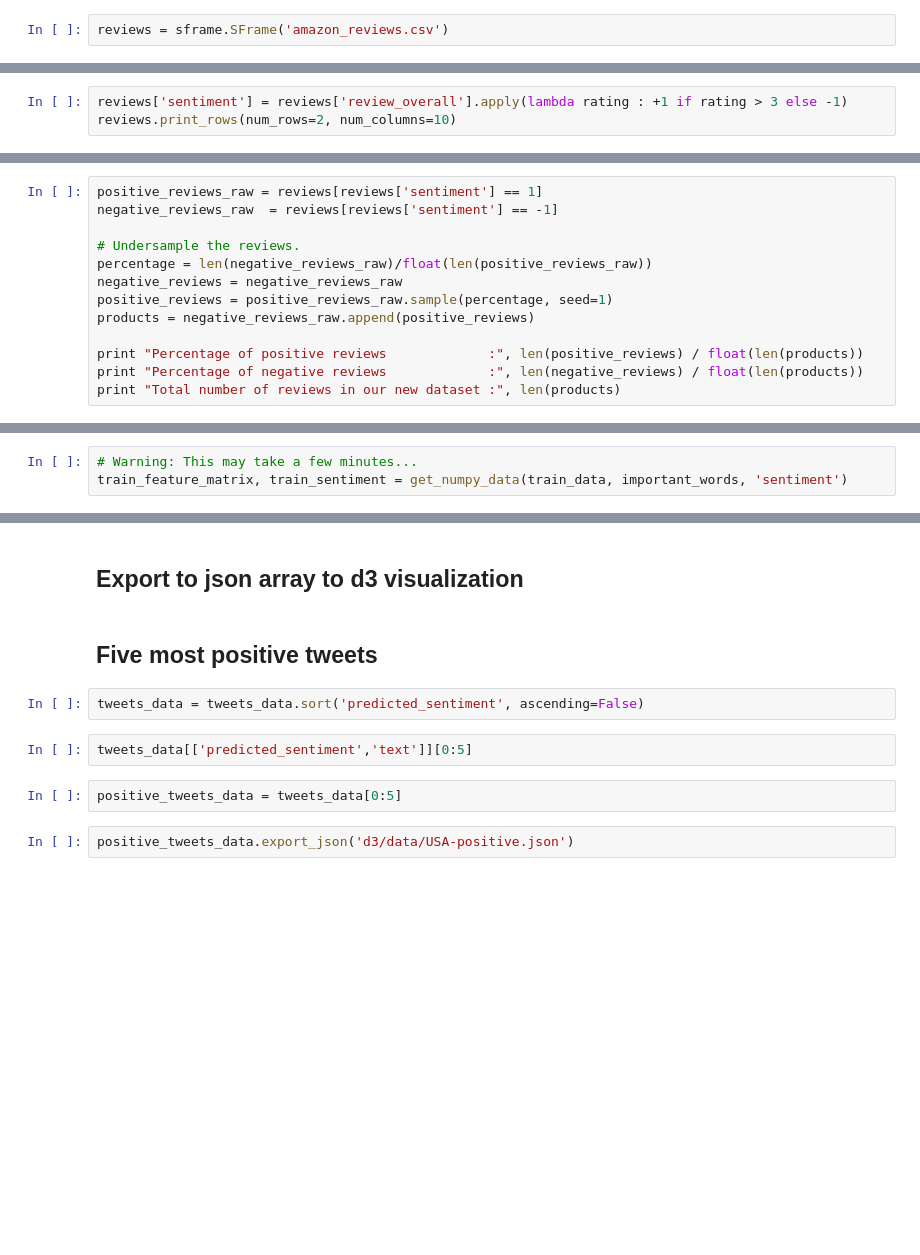
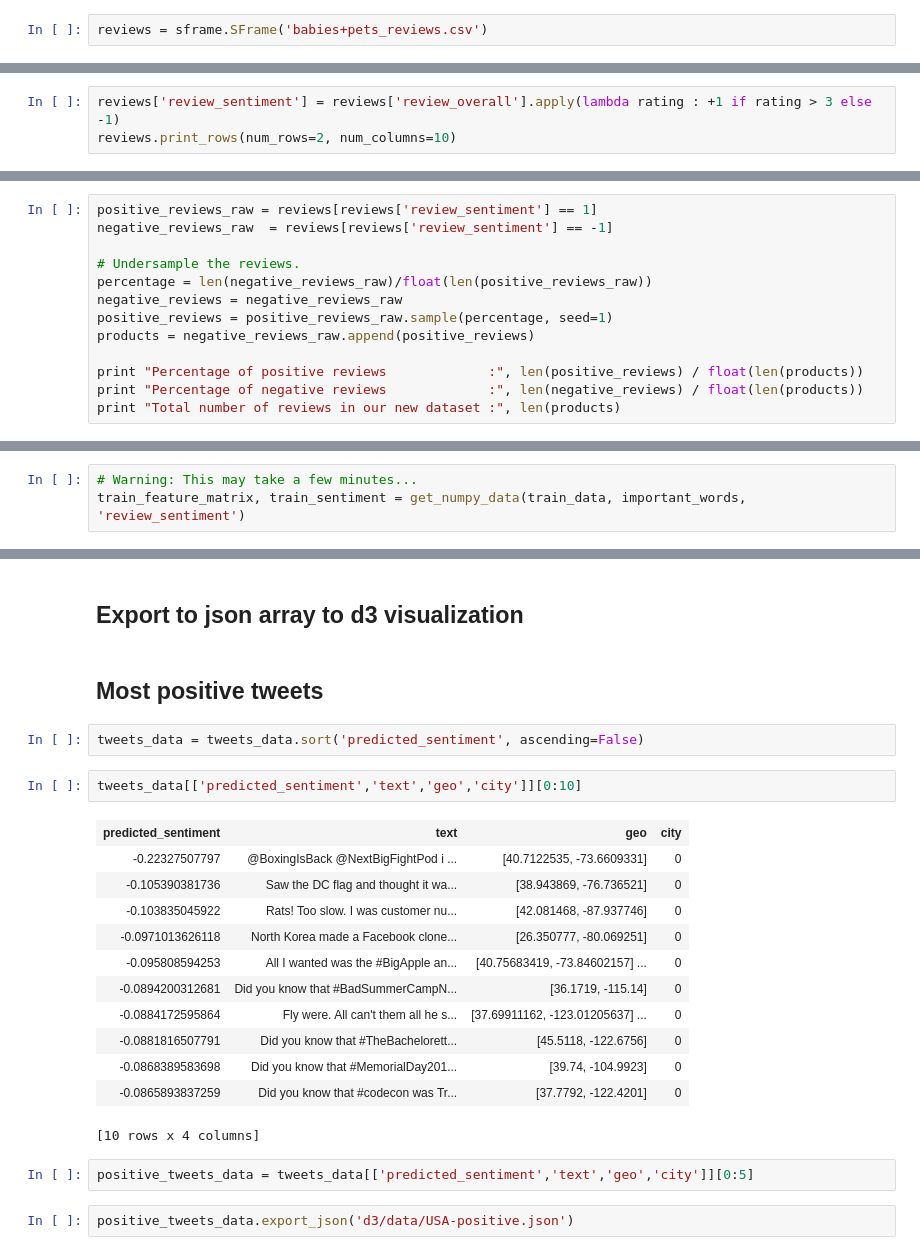
Before and after one commit to digeno/ProyectoFinMasterDataScience, a Jupyter notebook: Logistic Regression Model.ipynb, the cells around one changed output, grey strips where cells are left out. Saved outputs shown, nothing was run; the diff lists cells and outputs as text; blank space fills up the shorter version.

Commit message:
* rename sentiment to review_sentiment * twenty most words

```diff
--- a/Logistic Regression Model.ipynb
+++ b/Logistic Regression Model.ipynb
@@ -14,3 +14,3 @@ amazon_reviews.csv es la unión de varios datasets (ver notebook Proyecto_DSC_DI
 # %%
-reviews = sframe.SFrame('amazon_reviews.csv')
+reviews = sframe.SFrame('babies+pets_reviews.csv')
 # %% [output]
@@ -84,7 +80,7 @@ len(reviews)
 # %% [markdown]
 Now, we will assign reviews with a rating of 4 or higher to be *positive* reviews, while the ones with rating of 2 or lower are *negative*. For the sentiment column, we use +1 for the positive class label and -1 for the negative class label.
 # %%
-reviews['sentiment'] = reviews['review_overall'].apply(lambda rating : +1 if rating > 3 else -1)
+reviews['review_sentiment'] = reviews['review_overall'].apply(lambda rating : +1 if rating > 3 else -1)
 reviews.print_rows(num_rows=2, num_columns=10)
 # %% [output]
 +----+------------+------------+-------------------------------+
@@ -110,8 +106,8 @@ reviews.print_rows(num_rows=2, num_columns=10)
 ### Subsample dataset to make sure classes are balanced
 Just as we did in the previous assignment, we will undersample the larger class (safe loans) in order to balance out our dataset. This means we are throwing away many data points. We use `seed=1` so everyone gets the same results.
 # %%
-positive_reviews_raw = reviews[reviews['sentiment'] == 1]
-negative_reviews_raw  = reviews[reviews['sentiment'] == -1]
+positive_reviews_raw = reviews[reviews['review_sentiment'] == 1]
+negative_reviews_raw  = reviews[reviews['review_sentiment'] == -1]
 
 # Undersample the reviews.
 percentage = len(negative_reviews_raw)/float(len(positive_reviews_raw))
@@ -403,6 +398,6 @@ def get_numpy_feature_matrix(data_sframe, features):
 Let us convert the train_data into NumPy arrays.
 # %%
 # Warning: This may take a few minutes...
-train_feature_matrix, train_sentiment = get_numpy_data(train_data, important_words, 'sentiment')
+train_feature_matrix, train_sentiment = get_numpy_data(train_data, important_words, 'review_sentiment')
 # %%
 train_feature_matrix.shape
@@ -556,13 +684,26 @@ tweets_data['predicted_sentiment'] = scores
 # %% [markdown]
 ## Export to json array to d3 visualization
 # %% [markdown]
-## Five most positive tweets
+## Most positive tweets
 # %%
 tweets_data = tweets_data.sort('predicted_sentiment', ascending=False)
 # %%
-tweets_data[['predicted_sentiment','text']][0:5]
+tweets_data[['predicted_sentiment','text','geo','city']][0:10]
+# %% [output]
+| predicted_sentiment | text | geo | city |
+| -0.22327507797 | @BoxingIsBack @NextBigFightPod i ... | [40.7122535, -73.6609331] | 0 |
+| -0.105390381736 | Saw the DC flag and thought it wa... | [38.943869, -76.736521] | 0 |
+| -0.103835045922 | Rats! Too slow. I was customer nu... | [42.081468, -87.937746] | 0 |
+| -0.0971013626118 | North Korea made a Facebook clone... | [26.350777, -80.069251] | 0 |
+| -0.095808594253 | All I wanted was the #BigApple an... | [40.75683419, -73.84602157] ... | 0 |
+| -0.0894200312681 | Did you know that #BadSummerCampN... | [36.1719, -115.14] | 0 |
+| -0.0884172595864 | Fly were. All can't them all he s... | [37.69911162, -123.01205637] ... | 0 |
+| -0.0881816507791 | Did you know that #TheBachelorett... | [45.5118, -122.6756] | 0 |
+| -0.0868389583698 | Did you know that #MemorialDay201... | [39.74, -104.9923] | 0 |
+| -0.0865893837259 | Did you know that #codecon was Tr... | [37.7792, -122.4201] | 0 |
+[10 rows x 4 columns]
 # %%
-positive_tweets_data = tweets_data[0:5]
+positive_tweets_data = tweets_data[['predicted_sentiment','text','geo','city']][0:5]
 # %%
 positive_tweets_data.export_json('d3/data/USA-positive.json')
 # %% [markdown]
```
Also changed, not shown: parts of 33 cells of this notebook.
